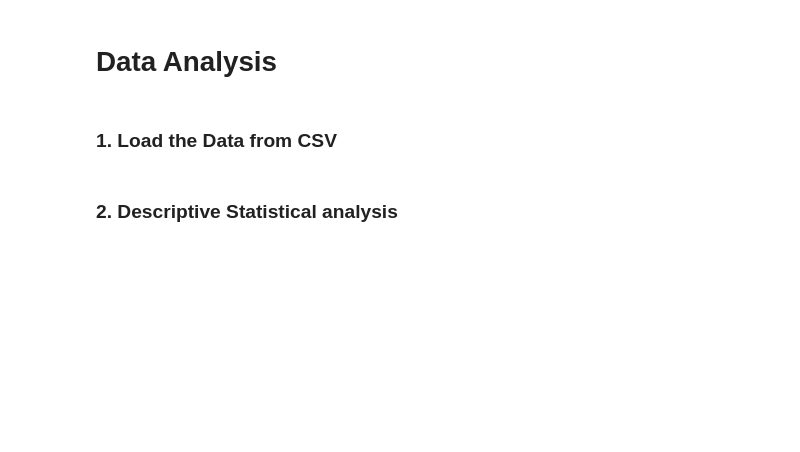
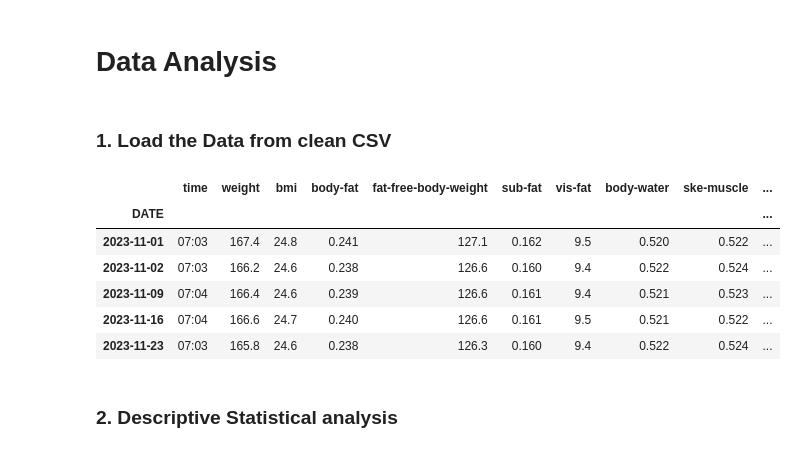
Before and after one commit to ryanjstone/jupyter-google-sheets, a Jupyter notebook: 2. Data Analysis.ipynb, the cells around one changed output. Drawn from its saved outputs; the diff is of its cells as text; code cells hidden in the pictures; blank space fills up the shorter version.

```diff
--- a/2. Data Analysis.ipynb
+++ b/2. Data Analysis.ipynb
@@ -1,13 +1,29 @@
 # %% [markdown]
 # Data Analysis
 # %% [markdown]
-### 1. Load the Data from CSV
+### 1. Load the Data from clean CSV
 # %%
-# Import data from csv
-import gspread
-
 # Import pandas to extract the data
 import pandas as pd
 
 # Import numpy to manipulate the data
 import numpy as np
+
+# Import matplotlib for visual analysis
+%matplotlib inline
+import matplotlib as mpl
+import matplotlib.pyplot as plt
+
+# Import data from csv
+df = pd.read_csv('clean_df.csv', index_col=0, parse_dates=True, dayfirst=True)
+
+# Review the first 5 rows of the dataframe
+df.head()
+# %% [output]
+|  | time | weight | bmi | body-fat | fat-free-body-weight | sub-fat | vis-fat | body-water | ske-muscle | ... |
+| DATE |  |  |  |  |  |  |  |  |  | ... |
+| 2023-11-01 | 07:03 | 167.4 | 24.8 | 0.241 | 127.1 | 0.162 | 9.5 | 0.520 | 0.522 | ... |
+| 2023-11-02 | 07:03 | 166.2 | 24.6 | 0.238 | 126.6 | 0.160 | 9.4 | 0.522 | 0.524 | ... |
+| 2023-11-09 | 07:04 | 166.4 | 24.6 | 0.239 | 126.6 | 0.161 | 9.4 | 0.521 | 0.523 | ... |
+| 2023-11-16 | 07:04 | 166.6 | 24.7 | 0.240 | 126.6 | 0.161 | 9.5 | 0.521 | 0.522 | ... |
+| 2023-11-23 | 07:03 | 165.8 | 24.6 | 0.238 | 126.3 | 0.160 | 9.4 | 0.522 | 0.524 | ... |
```
Also changed, not shown: parts of 21 cells of this notebook.
